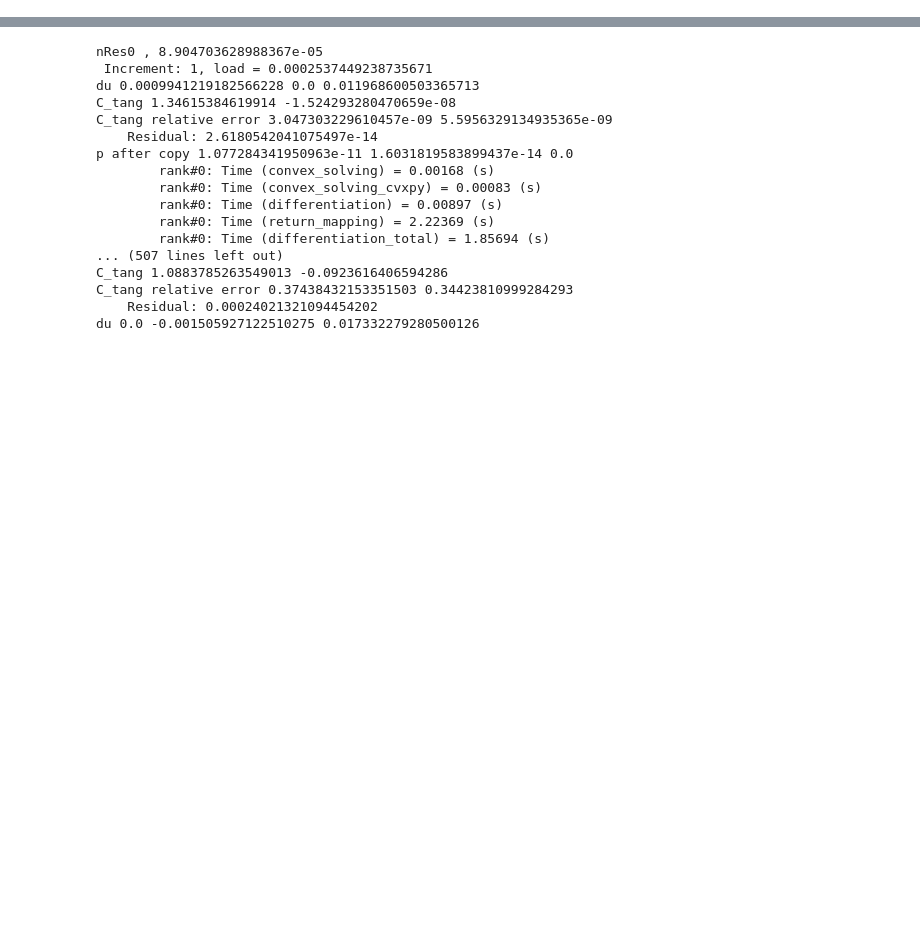
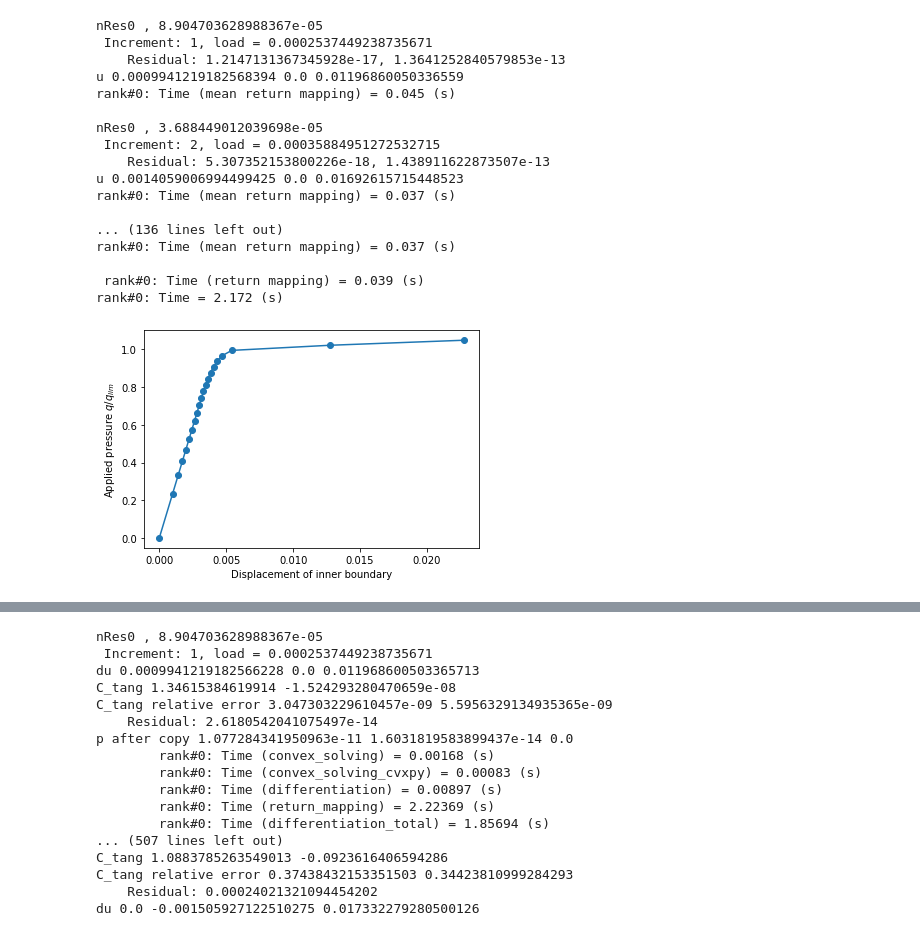
Before and after one commit to a-latyshev/convex-plasticity, a Jupyter notebook: optimisation/plasticity_analysis.ipynb, the cells around one changed output, grey strips where cells are left out. Cells and saved outputs as stored; diff of their text form; code cells hidden in the pictures; blank space fills up the shorter version.

```diff
--- a/optimisation/plasticity_analysis.ipynb
+++ b/optimisation/plasticity_analysis.ipynb
@@ -58,0 +83,23 @@ H = E*Et/(E-Et)  # hardening modulus
+# %%
+plasticity_vM = pf.StandardPlasticity(material_vM, mesh_name="thick_cylinder_coarse.msh")
+points_on_proc, results_vM = plasticity_vM.solve()
+plot_dsiplacement(points_on_proc, results_vM)
+# %% [output]
+nRes0 , 8.904703628988367e-05
+ Increment: 1, load = 0.0002537449238735671
+    Residual: 1.2147131367345928e-17, 1.3641252840579853e-13
+u 0.0009941219182568394 0.0 0.01196860050336559
+rank#0: Time (mean return mapping) = 0.045 (s)
+
+nRes0 , 3.688449012039698e-05
+ Increment: 2, load = 0.00035884951272532715
+    Residual: 5.307352153800226e-18, 1.438911622873507e-13
+u 0.0014059006994499425 0.0 0.01692615715448523
+rank#0: Time (mean return mapping) = 0.037 (s)
+
+... (136 lines left out)
+rank#0: Time (mean return mapping) = 0.037 (s)
+
+ rank#0: Time (return mapping) = 0.039 (s)
+rank#0: Time = 2.172 (s)
+[figure, added]
```
Also changed, not shown: parts of 12 cells of this notebook, 5 other files.
